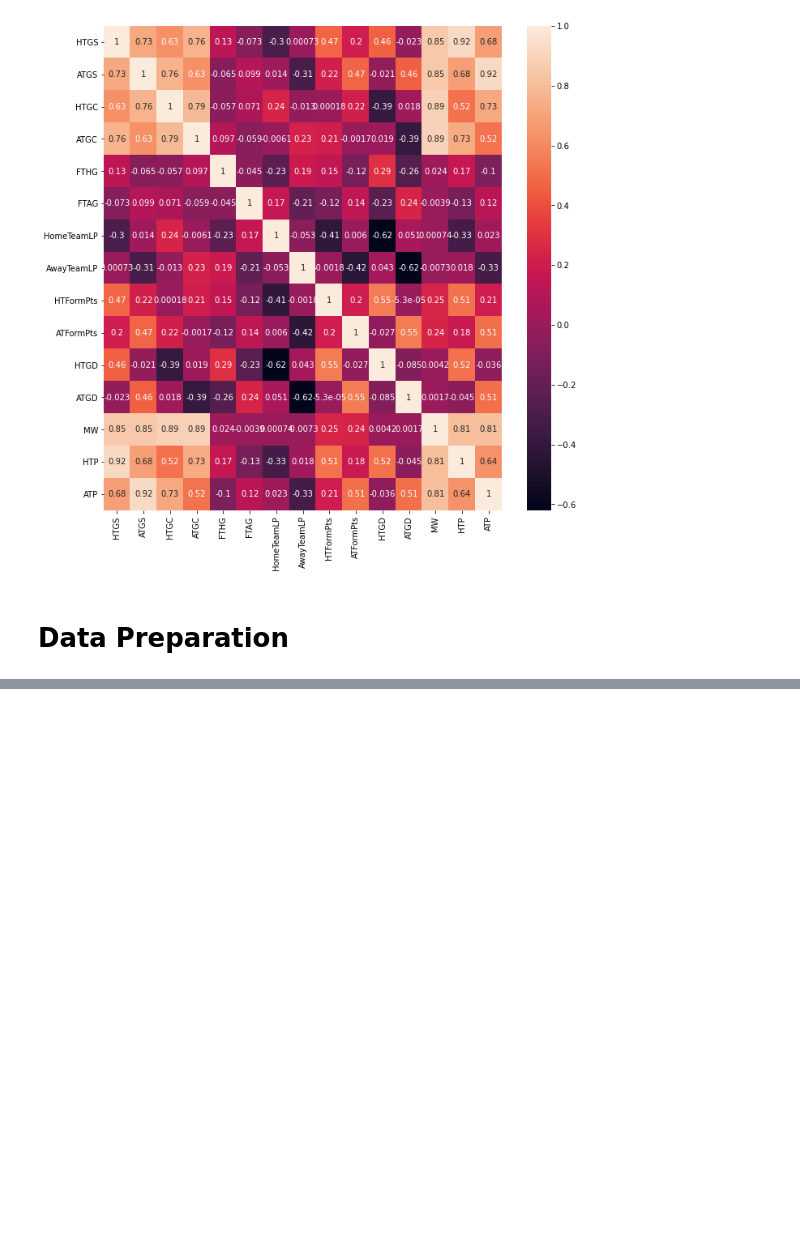
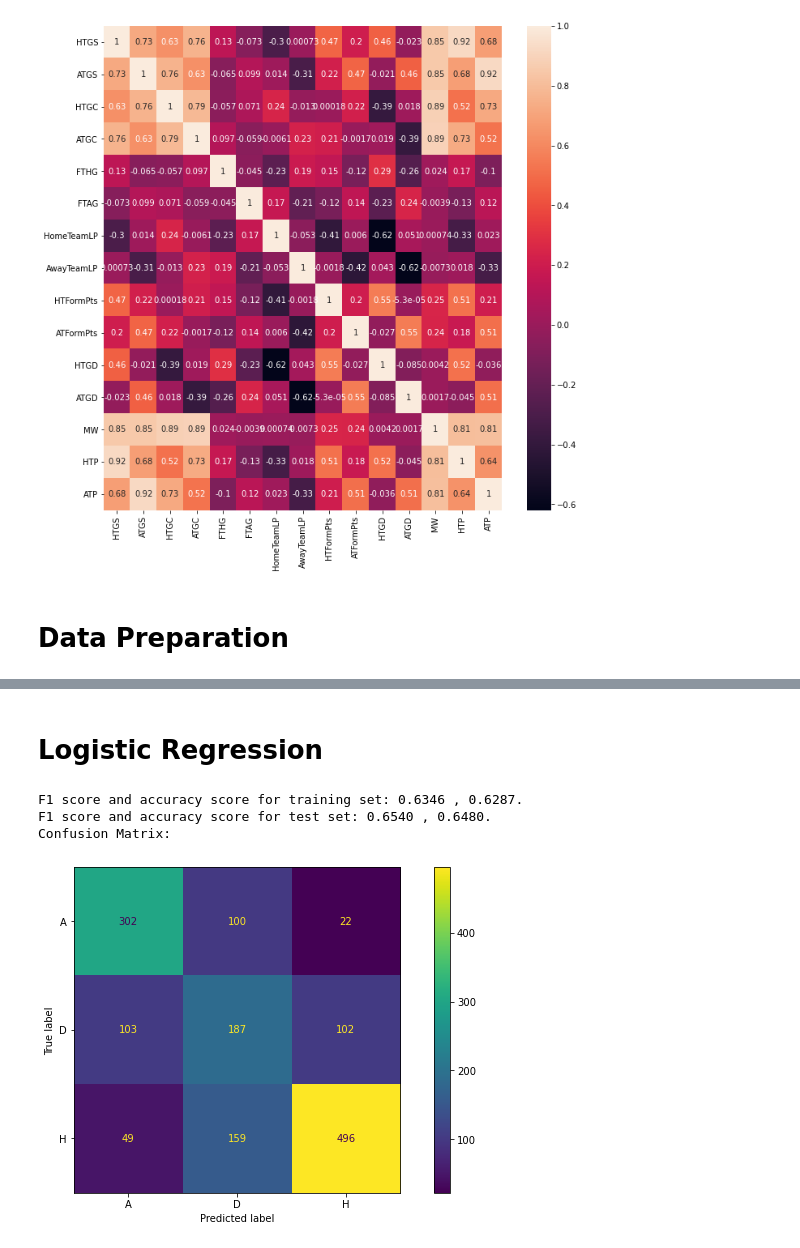
Before and after one commit to Rui-FMF/TAA_1, a Jupyter notebook: football_prediction.ipynb, the cells around one changed output, grey strips where cells are left out. Saved outputs shown, nothing was run; the diff lists cells and outputs as text; code cells hidden in the pictures; blank space fills up the shorter version.

Commit message:
logistic regression + NN

```diff
--- a/football_prediction.ipynb
+++ b/football_prediction.ipynb
@@ -187,3 +195,51 @@ feature_set[40:50]
 | 47 | -0.903697 | -0.970271 | -0.883146 | -0.939248 | 1.014472 | 1.374374 | -0.913907 | -0.683315 | -0.089016 | -0.341447 | ... |
 | 48 | -1.021826 | -1.147697 | -1.128677 | -1.000893 | -0.065232 | -0.245183 | 0.211585 | -1.251421 | -0.019236 | -0.130921 | ... |
 | 49 | -0.903697 | -1.147697 | -1.128677 | -1.062539 | -1.504838 | 0.654571 | 0.211585 | -0.115210 | 0.329667 | -0.060746 | ... |
+# %% [markdown]
+# Logistic Regression
+# %%
+X_train, X_test, y_train, y_test = train_test_split(feature_set, target_set, test_size = 0.25, random_state = 23, stratify = target_set)
+
+
+def train_and_test(clf, X_train, X_test, y_train, y_test):
+
+    clf.fit(X_train, y_train)
+
+    y_pred_train = clf.predict(X_train)
+    acc_train = sum(y_train == y_pred_train) / float(len(y_pred_train))
+    f1_train = f1_score(y_train, y_pred_train, average='weighted')
+
+    print("F1 score and accuracy score for training set: {:.4f} , {:.4f}.".format(f1_train , acc_train))
+
+    y_pred_test = clf.predict(X_test)
+    acc_test = sum(y_test == y_pred_test) / float(len(y_pred_test))
+    f1_test = f1_score(y_test, y_pred_test, average='weighted')
+
+    print("F1 score and accuracy score for test set: {:.4f} , {:.4f}.".format(f1_test , acc_test))
+
+    print("Confusion Matrix:")
+    cm = confusion_matrix(y_test, y_pred_test, labels=clf.classes_)
+    disp = ConfusionMatrixDisplay(confusion_matrix=cm, display_labels=clf.classes_)
+    disp.plot()
+
+
+
+clf_log = LogisticRegression(random_state = 24)
+
+#print(clf_log.get_params())
+
+parameters = { 'random_state' : 24,
+               'max_iter': 1000,
+               'class_weight' : 'balanced'
+             }
+
+clf_log.set_params(**parameters)
+
+train_and_test(clf_log, X_train, X_test, y_train, y_test)
+
+##################################################################
+# %% [output]
+F1 score and accuracy score for training set: 0.6346 , 0.6287.
+F1 score and accuracy score for test set: 0.6540 , 0.6480.
+Confusion Matrix:
+[figure, added]
```
Also changed, not shown: parts of 16 cells of this notebook.
